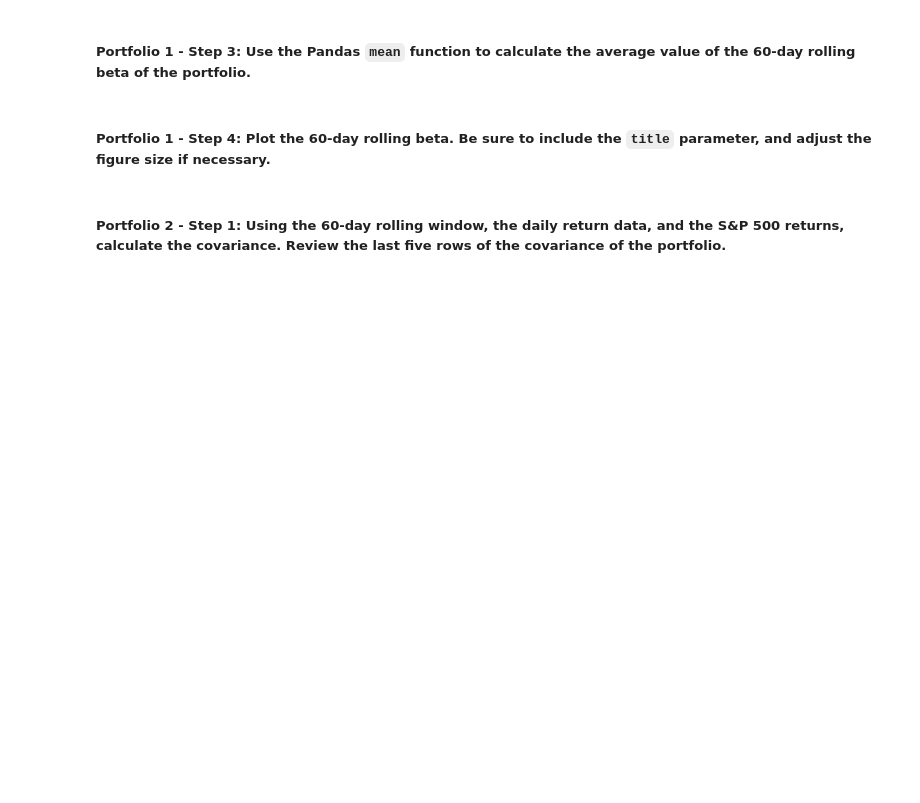
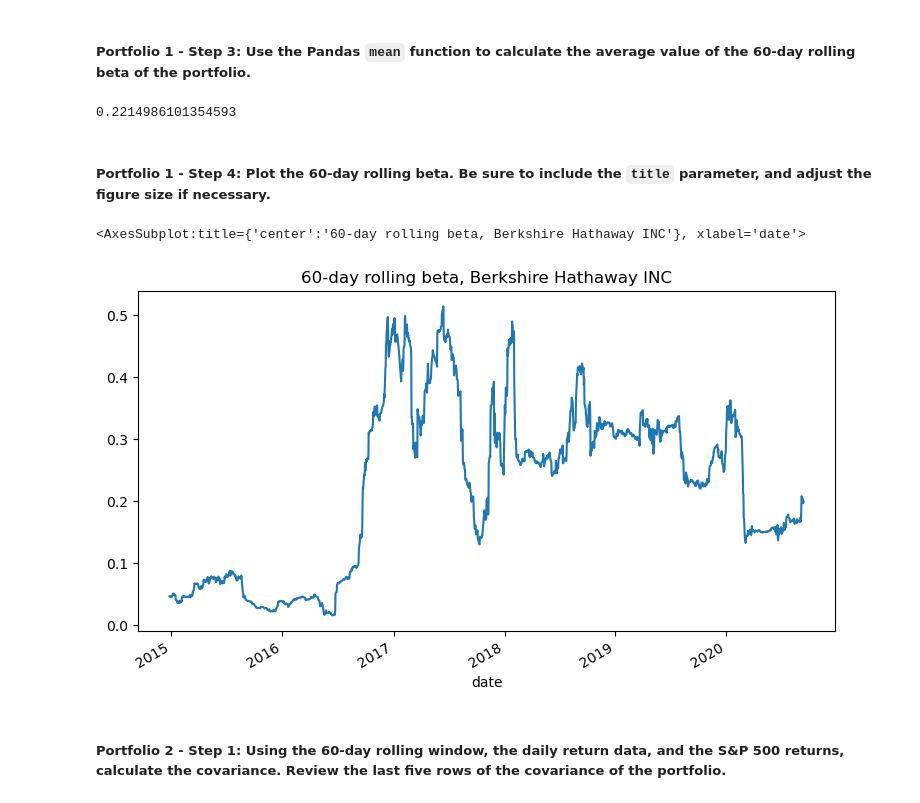
Before and after one commit to AndrewRBader/module4_challenge, a Jupyter notebook: Starter_Code/risk_return_analysis.ipynb, the cells around one changed output. Cells and saved outputs as stored; diff of their text form; code cells hidden in the pictures; blank space fills up the shorter version.

```diff
--- a/Starter_Code/risk_return_analysis.ipynb
+++ b/Starter_Code/risk_return_analysis.ipynb
@@ -384,4 +394,7 @@ Your analysis is nearing completion. Now, you need to evaluate how the portfolio
 #### Use the Pandas `var` function to calculate the variance of the S&P 500 by using a 60-day rolling window. Visualize the last five rows of the variance of the S&P 500.
 # %%
 # Calculate the variance of the S&P 500 using a rolling 60-day window.
-# YOUR CODE HERE
+sandp500_variance = daily_returns['S&P 500'].rolling(window=60).var()
+
+# visualizing last five rows of variance of S&P 500 with tail function
+sandp500_variance.tail()
@@ -399,5 +421,9 @@ Your analysis is nearing completion. Now, you need to evaluate how the portfolio
 ##### Portfolio 1 - Step 1: Using the 60-day rolling window, the daily return data, and the S&P 500 returns, calculate the covariance. Review the last five rows of the covariance of the portfolio.
 # %%
 # Calculate the covariance using a 60-day rolling window
+# Portfolio 1 is Berkshire Hathaway INC
+
+# selecting Berkshire column and S&P 500 column to calculate relative covariance
+berkshire_hathaway_covariance = daily_returns['BERKSHIRE HATHAWAY INC'].rolling(window=60).cov(daily_returns['S&P 500'])
 # Review the last five rows of the covariance data
-# YOUR CODE HERE
+berkshire_hathaway_covariance.tail()
@@ -404,6 +438,8 @@ Your analysis is nearing completion. Now, you need to evaluate how the portfolio
 # %% [markdown]
 ##### Portfolio 1 - Step 2: Calculate the beta of the portfolio. To do that, divide the covariance of the portfolio by the variance of the S&P 500.
 # %%
-# Calculate the beta based on the 60-day rolling covariance compared to the market (S&P 500)
+# Calculated the beta based on the 60-day rolling covariance compared to the market (S&P 500)
+berkshire_hathaway_beta = berkshire_hathaway_covariance / sandp500_variance
+
 # Review the last five rows of the beta information
-# YOUR CODE HERE
+berkshire_hathaway_beta.tail()
@@ -410,14 +454,21 @@ Your analysis is nearing completion. Now, you need to evaluate how the portfolio
 # %% [markdown]
 ##### Portfolio 1 - Step 3: Use the Pandas `mean` function to calculate the average value of the 60-day rolling beta of the portfolio.
 # %%
-# Calculate the average of the 60-day rolling beta
-# YOUR CODE HERE
+# Calculated the average of the 60-day rolling beta
+
+# Taking mean of the berkshire_hathaway_beta dataframe
+berkshire_hathaway_beta.mean()
+# %% [output]
+0.2214986101354593
 # %% [markdown]
 ##### Portfolio 1 - Step 4: Plot the 60-day rolling beta. Be sure to include the `title` parameter, and adjust the figure size if necessary.
 # %%
-# Plot the rolling beta
-# Include a title parameter and adjust the figure size
-# YOUR CODE HERE
+# Plotting the rolling beta
+# Included a title parameter and adjusted the figure size
+berkshire_hathaway_beta.plot(figsize=(9,5), title="60-day rolling beta, Berkshire Hathaway INC")
+# %% [output]
+<AxesSubplot:title={'center':'60-day rolling beta, Berkshire Hathaway INC'}, xlabel='date'>
+[figure, added]
 # %% [markdown]
 ##### Portfolio 2 - Step 1: Using the 60-day rolling window, the daily return data, and the S&P 500 returns, calculate the covariance. Review the last five rows of the covariance of the portfolio.
 # %%
```
Also changed, not shown: parts of 12 cells of this notebook.
